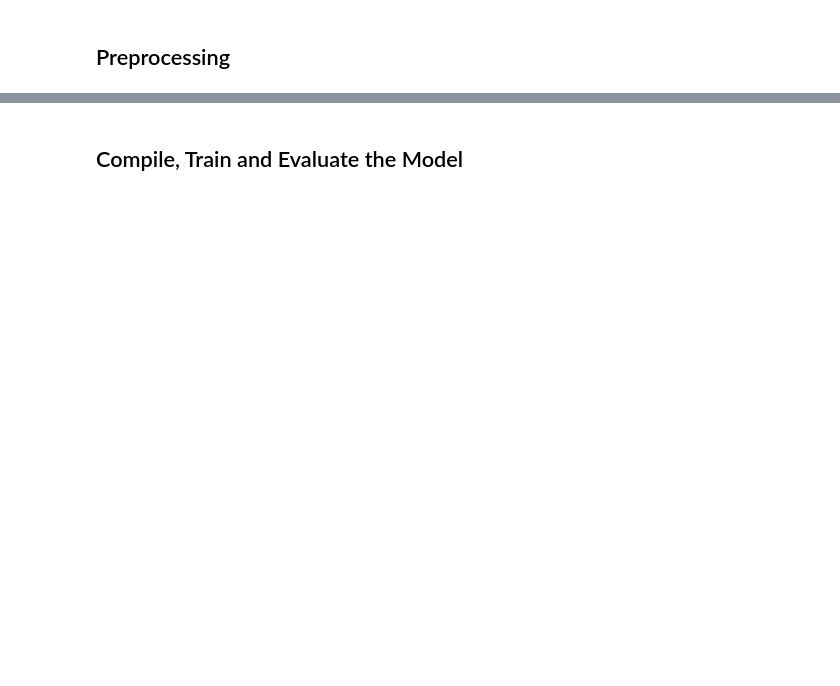
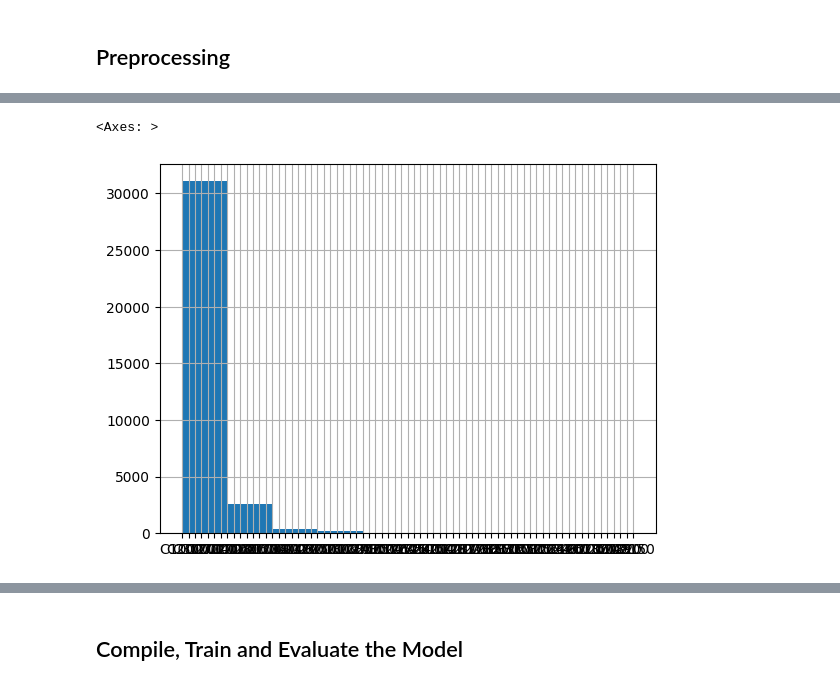
Before and after one commit to NguyenThiKimKhue/deep-learning-challenge, a Jupyter notebook: Charity_byKimNguyen.ipynb, the cells around one changed output, grey strips where cells are left out. Saved outputs shown, nothing was run; the diff lists cells and outputs as text; code cells hidden in the pictures; blank space fills up the shorter version.

```diff
--- a/Charity_byKimNguyen.ipynb
+++ b/Charity_byKimNguyen.ipynb
@@ -88,0 +135,6 @@ Name: CLASSIFICATION, dtype: int64
+# %%
+#Let's check Pandas built-in graphing
+application_df["CLASSIFICATION"].hist()
+# %% [output]
+<Axes: >
+[figure, added]
```
Also changed, not shown: parts of 34 cells of this notebook.
